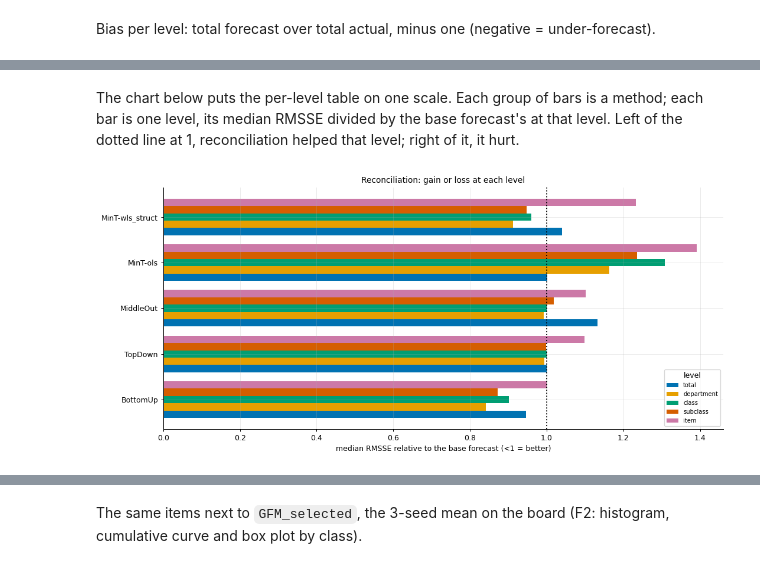
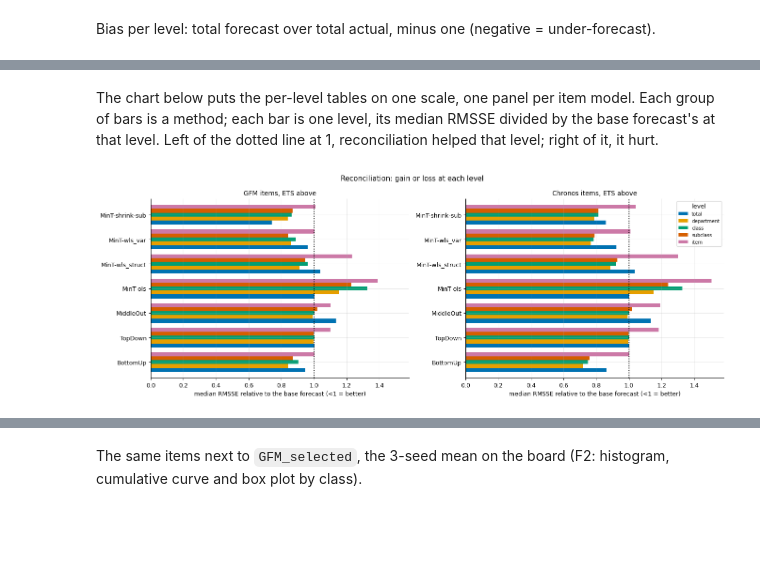
Before and after one commit to tackes/time-series-forecasting-bootcamp, a Jupyter notebook: day2_neural/code_full/08_hierarchy_reconcile.ipynb, the cells around one changed output, grey strips where cells are left out. Saved outputs shown, nothing was run; the diff lists cells and outputs as text; code cells hidden in the pictures; blank space fills up the shorter version.

```diff
--- a/day2_neural/code_full/08_hierarchy_reconcile.ipynb
+++ b/day2_neural/code_full/08_hierarchy_reconcile.ipynb
@@ -131,6 +158,3 @@ bottom.loc[over, ["unique_id", "ds", "Base", "train_max"]].nlargest(5, "Base")
-# %%
-bottom["Base"] = bottom["Base"].clip(upper=ceiling).astype("float32")
-bottom = bottom.drop(columns="train_max")
 # %% [markdown]
 <!-- DRAFT: Graeme to edit -->
 ## 2. Build the hierarchy
@@ -315,10 +698,17 @@ items included. Median first, then the mean.
 # %%
-scored = Y_rec.merge(Y_test, on=["unique_id", "ds"])
-scored[methods] = scored[methods].clip(lower=0)
-ev = evaluate(scored, metrics=[partial(rmsse, seasonality=1)], models=methods,
-              train_df=Y_train)
-ev["level"] = ev["unique_id"].map(level_of)
-by_level = ev.groupby("level")[methods].median().loc[LEVELS]
-by_level_mean = ev.groupby("level")[methods].mean().loc[LEVELS]
-by_level.round(3)
+by_level = {}
+by_level_mean = {}
+bias = {}
+for arm in ARMS:
+    scored = Y_rec[arm].merge(Y_test, on=["unique_id", "ds"])
+    scored[methods] = scored[methods].clip(lower=0)
+    ev = evaluate(scored, metrics=[partial(rmsse, seasonality=1)], models=methods,
+                  train_df=Y_train)
+    ev["level"] = ev["unique_id"].map(level_of)
+    by_level[arm] = ev.groupby("level")[methods].median().loc[LEVELS]
+    by_level_mean[arm] = ev.groupby("level")[methods].mean().loc[LEVELS]
+    sums = scored.assign(level=scored["unique_id"].map(level_of)).groupby("level")
+    totals = sums[methods + ["y"]].sum()
+    bias[arm] = totals[methods].div(totals["y"], axis=0).sub(1).loc[LEVELS]
+pd.concat(by_level, names=["items", "level"]).round(3)
 # %% [output]
@@ -357,18 +760,23 @@ bias.round(3)
 # %% [markdown]
 <!-- DRAFT: Graeme to edit -->
-The chart below puts the per-level table on one scale. Each group of bars is a method; each
-bar is one level, its median RMSSE divided by the base forecast's at that level. Left of the
-dotted line at 1, reconciliation helped that level; right of it, it hurt.
+The chart below puts the per-level tables on one scale, one panel per item model. Each group
+of bars is a method; each bar is one level, its median RMSSE divided by the base forecast's
+at that level. Left of the dotted line at 1, reconciliation helped that level; right of it,
+it hurt.
 # %%
-rel = by_level.div(by_level["Base (incoherent)"], axis=0).drop(columns="Base (incoherent)")
-ax = rel.T.plot.barh(figsize=(12, 5.5), width=0.8)
-ax.axvline(1, color="black", ls=":")
-ax.set_xlabel("median RMSSE relative to the base forecast (<1 = better)")
-ax.set_title("Reconciliation: gain or loss at each level")
-plt.tight_layout()
+rel = {arm: by_level[arm].div(by_level[arm]["Base (incoherent)"], axis=0)
+       .drop(columns="Base (incoherent)") for arm in ARMS}
+fig, axes = plt.subplots(1, len(ARMS), figsize=(15, 5.5), sharex=True)
+for ax, arm in zip(axes, ARMS):
+    rel[arm].T.plot.barh(ax=ax, width=0.8, legend=ax is axes[-1])
+    ax.axvline(1, color="black", ls=":")
+    ax.set_xlabel("median RMSSE relative to the base forecast (<1 = better)")
+    ax.set_title(f"{arm} items, {upper_model} above")
+fig.suptitle("Reconciliation: gain or loss at each level")
+fig.tight_layout()
 plt.show()
 # %% [output]
-[figure, old version]
+[figure, new version]
 # %% [markdown]
 <!-- DRAFT: Graeme to edit -->
 ### Reading the result
```
Also changed, not shown: parts of 40 cells of this notebook, 16 other files.
